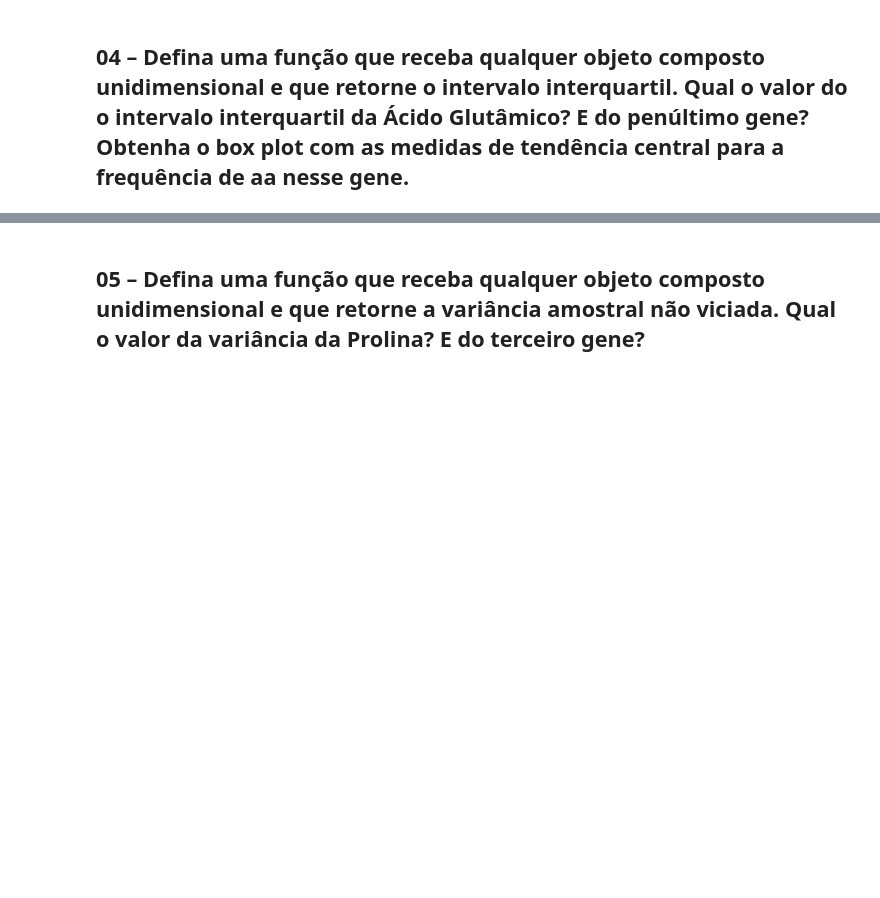
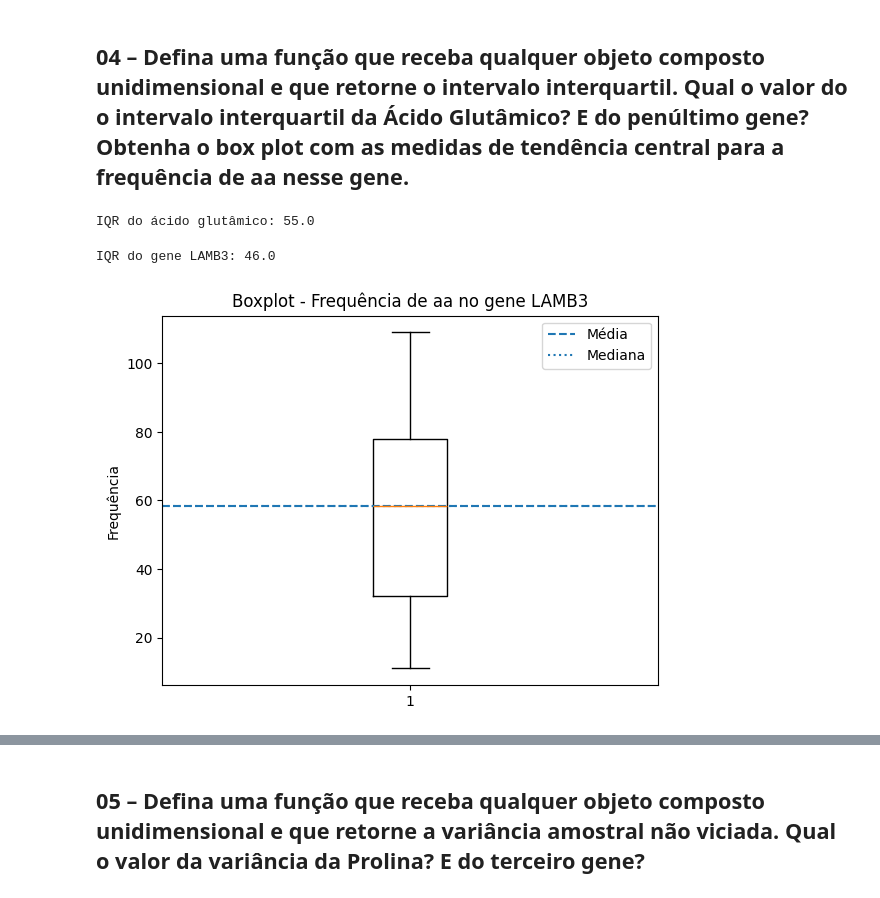
Before and after one commit to njeanegitz/aula-python, a Jupyter notebook: exercicios_malucos/16-Medidas_Resumo_2_2026-04-01.ipynb, the cells around one changed output, grey strips where cells are left out. Drawn from its saved outputs; the diff is of its cells as text; code cells hidden in the pictures; blank space fills up the shorter version.

```diff
--- a/exercicios_malucos/16-Medidas_Resumo_2_2026-04-01.ipynb
+++ b/exercicios_malucos/16-Medidas_Resumo_2_2026-04-01.ipynb
@@ -65,0 +90,32 @@ Amplitude do último gene: 32.0
+# %%
+iqr_E = iqr(df_final["E"])
+print("IQR do ácido glutâmico:", iqr_E)
+# %% [output]
+IQR do ácido glutâmico: 55.0
+# %%
+penultimo_gene = df_final.iloc[-2]
+
+iqr_gene = iqr(penultimo_gene)
+print("IQR do gene LAMB3:", iqr_gene)
+# %% [output]
+IQR do gene LAMB3: 46.0
+# %%
+#boxplot
+import matplotlib.pyplot as plt
+
+valores = penultimo_gene
+
+media = valores.mean()
+mediana = valores.median()
+
+plt.boxplot(valores, vert=True)
+plt.axhline(media, linestyle="--", label="Média")
+plt.axhline(mediana, linestyle=":", label="Mediana")
+
+plt.title("Boxplot - Frequência de aa no gene LAMB3")
+plt.ylabel("Frequência")
+
+plt.legend()
+plt.show()
+# %% [output]
+[figure, added]
```
Also changed, not shown: parts of 24 cells of this notebook.
